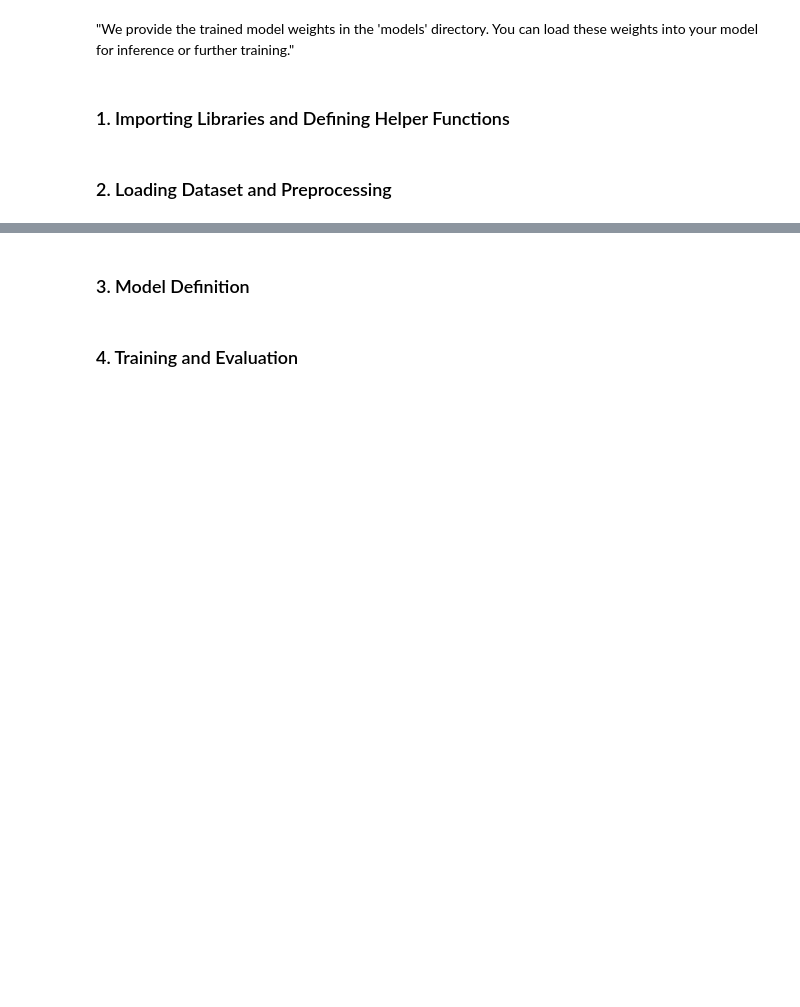
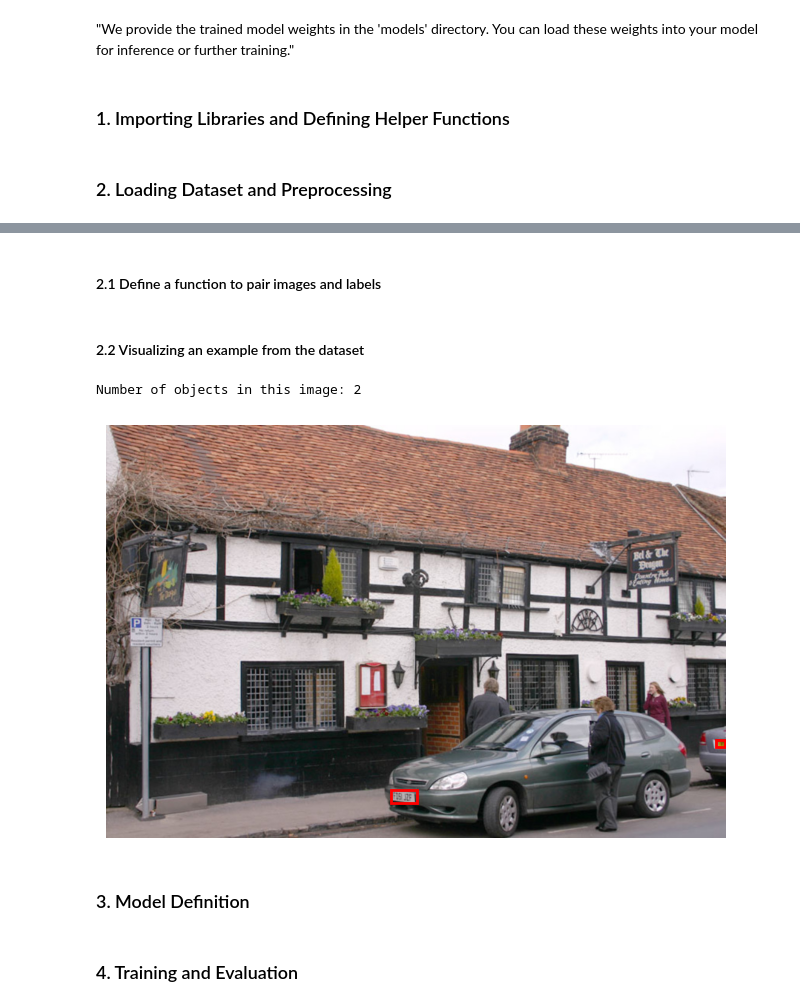
Before and after one commit to C3l3stin/ICVIS_project, a Jupyter notebook: notebooks/celestin.ipynb, the cells around one changed output, grey strips where cells are left out. Drawn from its saved outputs; the diff is of its cells as text; code cells hidden in the pictures; blank space fills up the shorter version.

Commit message:
DataVisualisation and labeling

```diff
--- a/notebooks/celestin.ipynb
+++ b/notebooks/celestin.ipynb
@@ -19,0 +40,5 @@ In this notebook, we will implement a system for detecting and recognizing licen
+# %%
+image_dir = "../data/images"
+label_dir = "../data/labels"
+# %% [markdown]
+#### 2.1 Define a function to pair images and labels
@@ -20,3 +97,13 @@ In this notebook, we will implement a system for detecting and recognizing licen
+# %% [markdown]
+#### 2.2 Visualizing an example from the dataset
+# %%
+# Get one sample
+img, targets = train_dataset[0]  # img: Tensor [C,H,W], targets: Tensor [[x, y, w, h]]
+
+display_image_with_bboxes(img, targets)
+# %% [output]
+Number of objects in this image: 2
+[figure, added]
 # %% [markdown]
 ### 3. Model Definition
 # %% [markdown]
```
Also changed, not shown: parts of 4 cells of this notebook, 2 other files.
